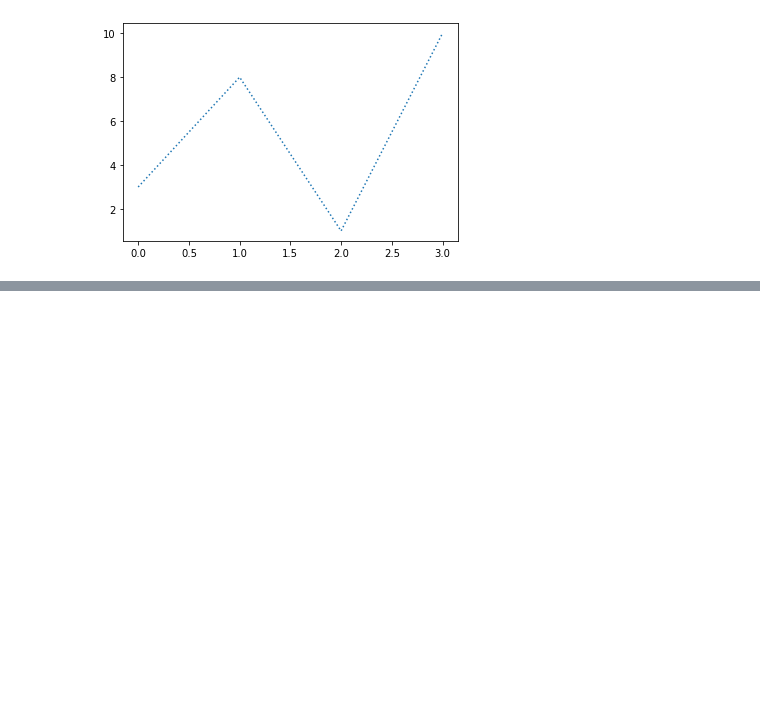
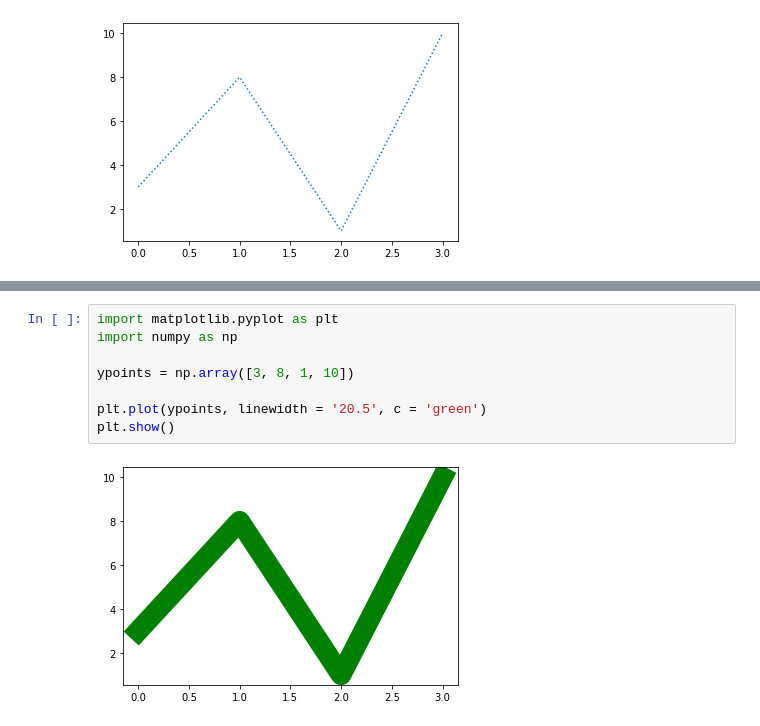
Before and after one commit to rajaramgautam/numpy-pandas-visualization-exercises, a Jupyter notebook: numpy-pandas-visualization-exercises/matplotlib_tutorial_w3_school.ipynb, the cells around one changed output, grey strips where cells are left out. Cells and saved outputs as stored; diff of their text form; blank space fills up the shorter version.

```diff
--- a/numpy-pandas-visualization-exercises/matplotlib_tutorial_w3_school.ipynb
+++ b/numpy-pandas-visualization-exercises/matplotlib_tutorial_w3_school.ipynb
@@ -232,0 +261,10 @@ plt.plot(ypoints, linestyle = '--')
+# %%
+import matplotlib.pyplot as plt
+import numpy as np
+
+ypoints = np.array([3, 8, 1, 10])
+
+plt.plot(ypoints, linewidth = '20.5', c = 'green')
+plt.show()
+# %% [output]
+[figure, added]
```
Also changed, not shown: parts of 40 cells of this notebook.
